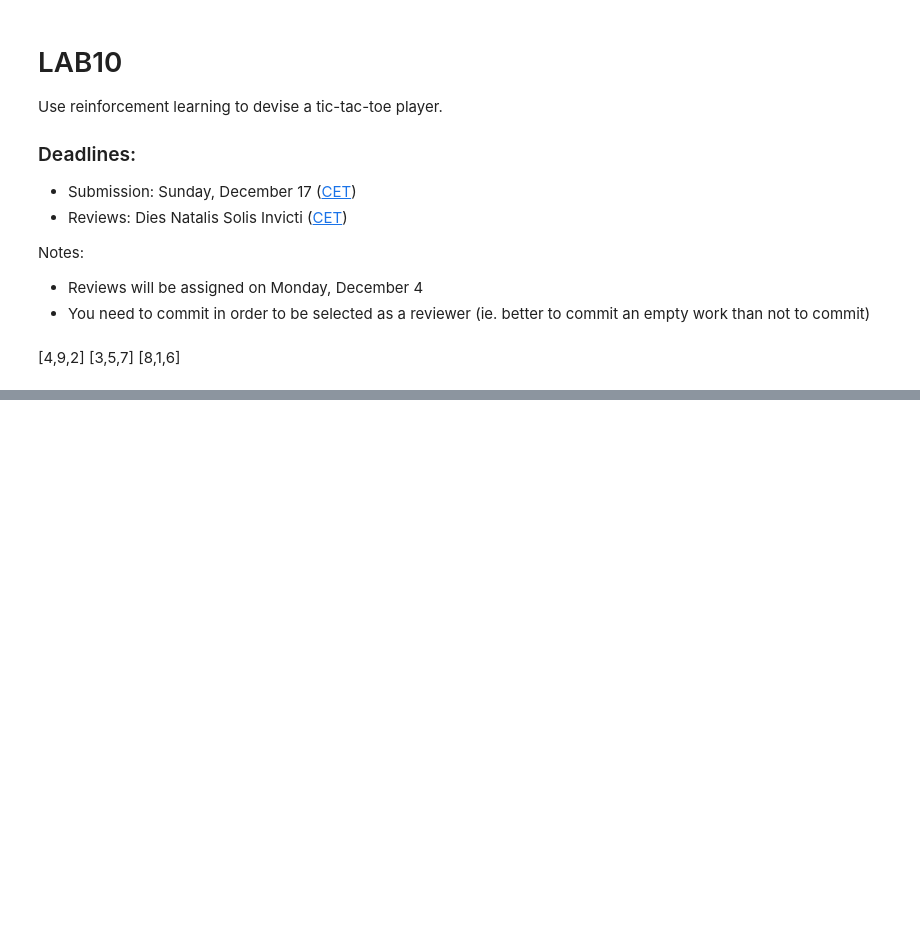
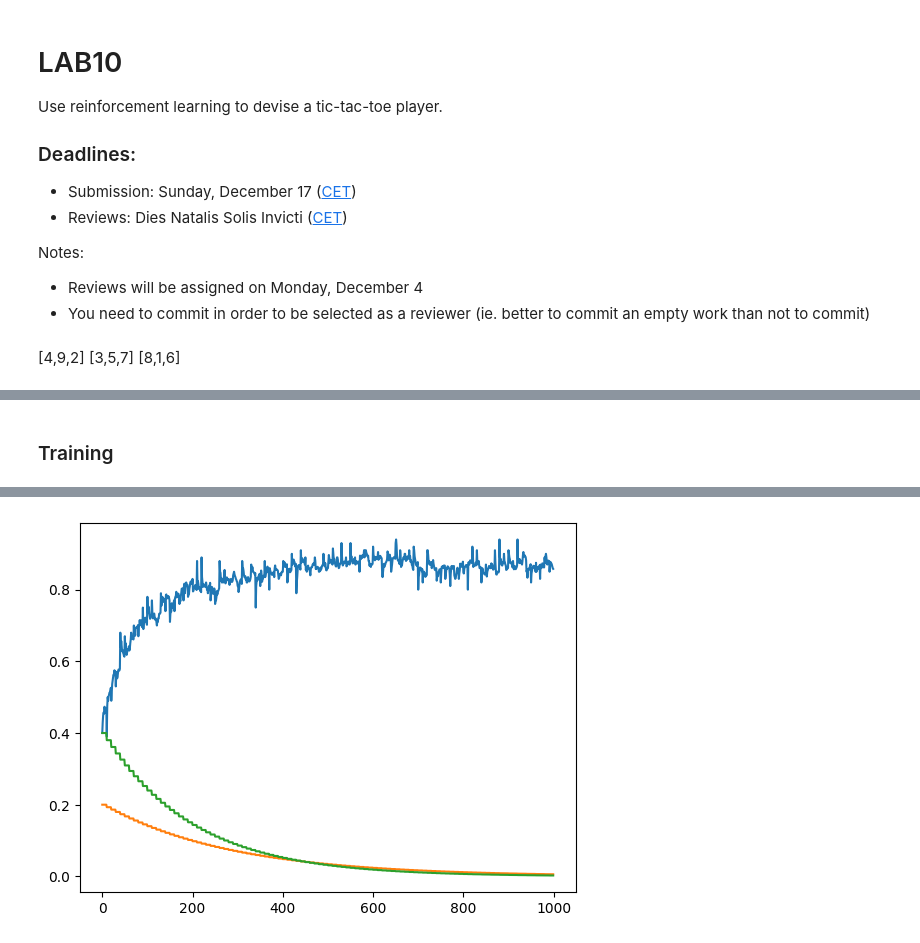
Before and after one commit to AChiabodo/compIntelligence, a Jupyter notebook: labs/lab10/lab10.ipynb, the cells around one changed output, grey strips where cells are left out. Drawn from its saved outputs; the diff is of its cells as text; code cells hidden in the pictures; blank space fills up the shorter version.

Commit message:
update(labs) - added Reinforced Player class

```diff
--- a/labs/lab10/lab10.ipynb
+++ b/labs/lab10/lab10.ipynb
@@ -77,6 +105,12 @@ class Player():
 
     def play(self,board : np.array) -> Tikly :
         pass
+
+    def update(self, result : bool):
+        pass
+
+    def __str__(self):
+        return f"Player {self.__class__.__name__}"
 # %%
 class RandomPlayer(Player):
     def __init__(self):
@@ -123,9 +134,0 @@ board.check_winner()
-# %%
-board = TikTakToe()
-player = [RandomPlayer(), RandomPlayer()]
-i = 0
-while not board.check_winner():
-    board.move(player[i].play(board))
-    i = 1 - i
-    print(board)
-print(f"Winner Winner : player {(board.check_winner() + 1)//2}" )
@@ -149,0 +182,52 @@ Winner Winner : player 1
+# %%
+class GameResults(Enum):
+    Win = 1
+    Loss = - 2
+    Draw = - 0.5
+# %% [markdown]
+### Training
+# %%
+import matplotlib.pyplot as plt
+wins = [0,0,0]
+started = [0,0]
+perc = []
+player = [RandomPlayer(), ReinforcedPlayer(epsilon=0.4, alpha=0.2, gamma=0.8)]
+print(f"Player X : {player[0]}")
+print(f"Player O : {player[1]}")
+for rep in range(100_000):
+
+    i = random.randint(0,1) # random player starts
+    started[i] += 1
+    game = TikTakToe(player=TikTakToe.PlayerResult(i))
+    # play the game
+    while game.check_winner() == TikTakToe.PlayerResult.Empty:
+        game.move(player[i].play(game))
+        i = 1 - i
+    winner = game.check_winner()
+    wins[int(winner)] += 1
+    if winner != TikTakToe.PlayerResult.Draw:
+        player[int(winner)].update(GameResults.Win.value)
+
+        player[int(1-winner)].update(GameResults.Loss.value)
+    else:
+        player[0].update(GameResults.Draw.value)
+        player[1].update(GameResults.Draw.value)
+
+    if (rep + 1) % 1000  == 0:
+        print(f"{player[1].used_moves} already tried moves used with {player[1].Q.__len__()} states with epsilon {player[1].epsilon}")
+        print("Wins : ", wins[1] / (sum(wins)) * 100 , "%")
+        perc.append((wins[1] / (sum(wins)) , player[1].alpha, player[1].epsilon ))
+        player[1].epsilon *= 0.95
+        player[1].alpha *= 0.965
+        wins = [0,0,0]
+    elif (rep + 1) % 100  == 0:
+        perc.append((wins[1] / (sum(wins)) , player[1].alpha, player[1].epsilon ))
+
+print("Wins : ", wins[1] / (rep) , "\nDraws : ", wins[2])
+print("Started : ", started)
+print(f"Q states : {player[1].Q}")
+
+plt.plot(perc)
+main_player = player[1]
+main_player.stop_learning()
+# %% [output]
@@ -149,0 +251 @@ Winner Winner : player 1
+[figure, added]
```
Also changed, not shown: parts of 10 cells of this notebook.
